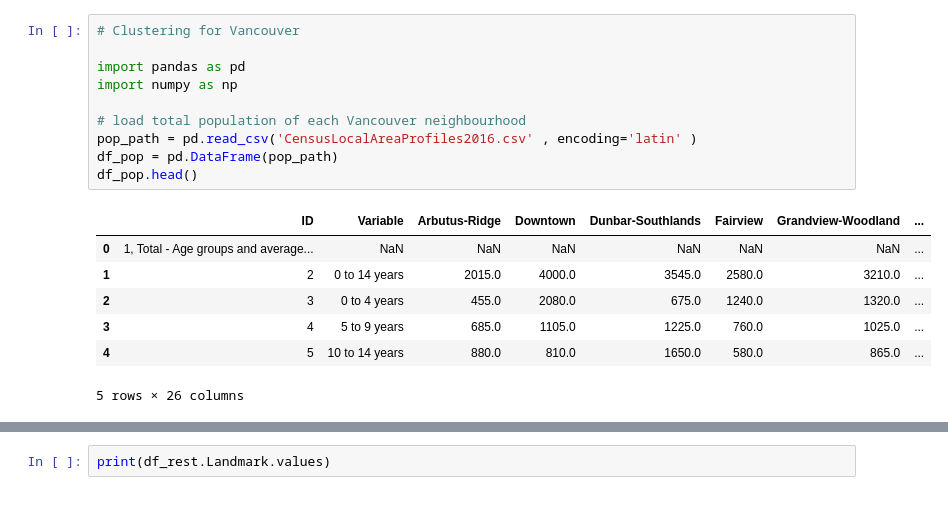
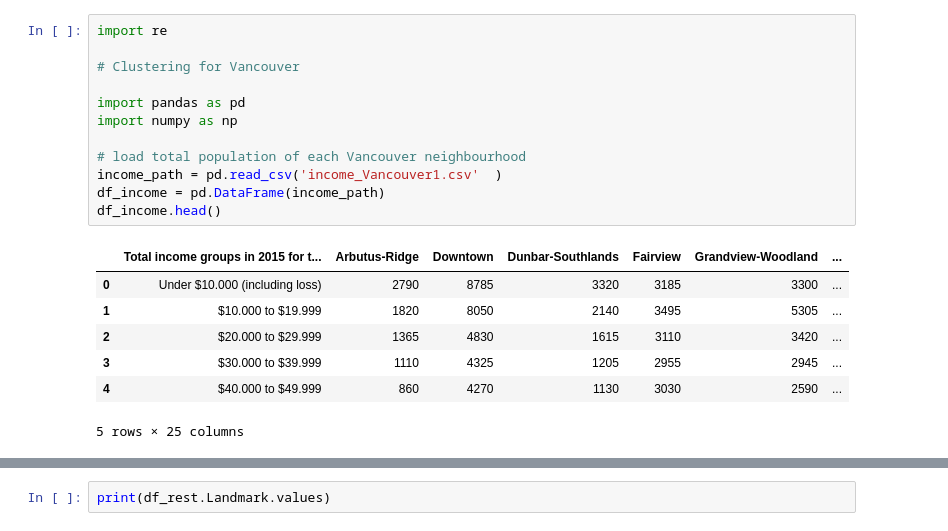
Before and after one commit to leanohl/BA_ClusteringofRestaurants, a Jupyter notebook: clusteringVancouver.ipynb, the cells around one changed output, grey strips where cells are left out. Drawn from its saved outputs; the diff is of its cells as text.

```diff
--- a/clusteringVancouver.ipynb
+++ b/clusteringVancouver.ipynb
@@ -1,18 +1,20 @@
 # %%
+import re
+
 # Clustering for Vancouver
 
 import pandas as pd
 import numpy as np
 
 # load total population of each Vancouver neighbourhood
-pop_path = pd.read_csv('CensusLocalAreaProfiles2016.csv' , encoding='latin' )
-df_pop = pd.DataFrame(pop_path)
-df_pop.head()
+income_path = pd.read_csv('income_Vancouver1.csv'  )
+df_income = pd.DataFrame(income_path)
+df_income.head()
 # %% [output]
-|  | ID | Variable | Arbutus-Ridge | Downtown | Dunbar-Southlands | Fairview | Grandview-Woodland | ... |
-| 0 | 1, Total - Age groups and average... | NaN | NaN | NaN | NaN | NaN | NaN | ... |
-| 1 | 2 | 0 to 14 years | 2015.0 | 4000.0 | 3545.0 | 2580.0 | 3210.0 | ... |
-| 2 | 3 | 0 to 4 years | 455.0 | 2080.0 | 675.0 | 1240.0 | 1320.0 | ... |
-| 3 | 4 | 5 to 9 years | 685.0 | 1105.0 | 1225.0 | 760.0 | 1025.0 | ... |
-| 4 | 5 | 10 to 14 years | 880.0 | 810.0 | 1650.0 | 580.0 | 865.0 | ... |
+|  | Total income groups in 2015 for t... | Arbutus-Ridge | Downtown | Dunbar-Southlands | Fairview | Grandview-Woodland | ... |
+| 0 | Under $10.000 (including loss) | 2790 | 8785 | 3320 | 3185 | 3300 | ... |
+| 1 | $10.000 to $19.999 | 1820 | 8050 | 2140 | 3495 | 5305 | ... |
+| 2 | $20.000 to $29.999 | 1365 | 4830 | 1615 | 3110 | 3420 | ... |
+| 3 | $30.000 to $39.999 | 1110 | 4325 | 1205 | 2955 | 2945 | ... |
+| 4 | $40.000 to $49.999 | 860 | 4270 | 1130 | 3030 | 2590 | ... |
-5 rows × 26 columns
+5 rows × 25 columns
```
Also changed, not shown: parts of 14 cells of this notebook, 1 other file.
